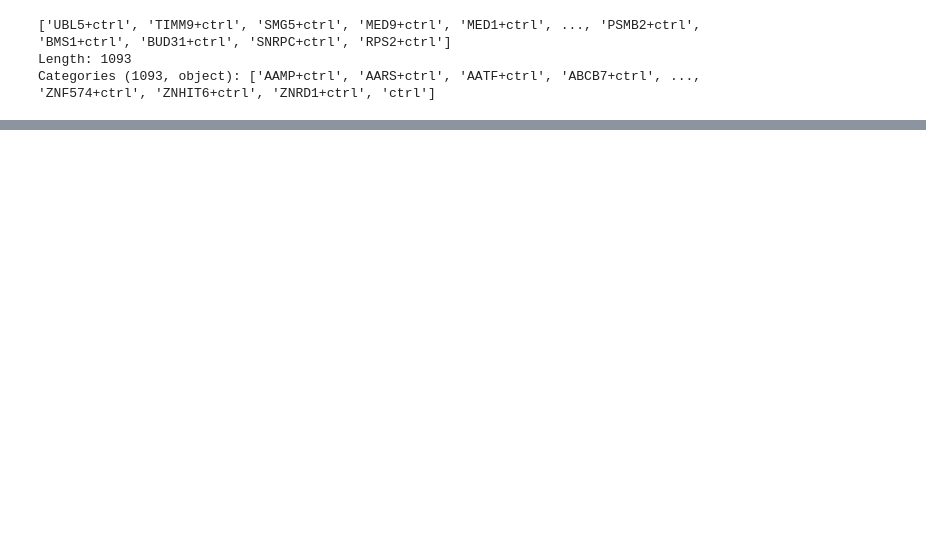
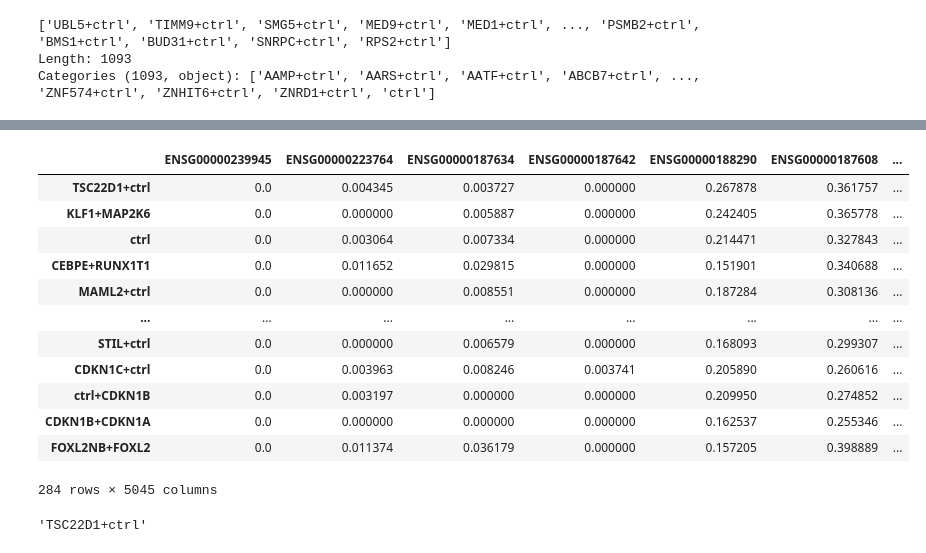
Before and after one commit to synthetic-tensors/caduceus, a Jupyter notebook: crispr_data_wrangling.ipynb, the cells around one changed output, grey strips where cells are left out. Cells and saved outputs as stored; diff of their text form; code cells hidden in the pictures; blank space fills up the shorter version.

```diff
--- a/crispr_data_wrangling.ipynb
+++ b/crispr_data_wrangling.ipynb
@@ -1180,5 +1196,10 @@ plt.legend(loc='lower right')
 import anndata as ad
 #gears_rep = ad.read_h5ad('./data/gears/replogle_k562_essential/perturb_processed.h5ad')
 gears_rep = ad.read_h5ad('./data/gears/norman/perturb_processed.h5ad')
+# %%
+orid = []
+for x in gears_rep.obs.condition.tolist():
+    orid+=x.split('+')
+orid=set(orid)
 # %%
 import pandas as pd
@@ -1220,8 +1245,15 @@ gears_rep.index = gears_rep.obs.condition
 # %%
 data = {}
 for cond in gears_rep.obs.condition.unique():
-    data[cond.split('+')[0]]=gears_rep[gears_rep.obs.condition==cond].to_df().mean(axis=0)
+    #data[cond.split('+')[0]]=gears_rep[gears_rep.obs.condition==cond].to_df().mean(axis=0) #Replogle
+    data[cond]=gears_rep[gears_rep.obs.condition==cond].to_df().mean(axis=0)
 # %%
 df_gears = pd.DataFrame.from_dict(data,orient='index') #.to_csv('replogle_gears_average.csv')
 # %%
-gears_df
+unmap = {'C19orf26':'CBARP',
+         'C3orf72':'FOXL2NB',
+         'ELMSAN1':'MIDEAS',
+         #'RHOXF2BB':'RHOXF2B',
+         'KIAA1804':'MAP3K21'}
+df_gears.index = df_gears.index.map(lambda x:
+                                    x.replace('C19orf26','CBARP').replace('C3orf72','FOXL2NB').replace('ELMSAN1','MIDEAS').replace('RHOXF2BB','RHOXF2B').replace('KIAA1804','MAP3K21'))
@@ -1260,3 +1260,19 @@ gears_rep.var
+# %%
+df_gears
+# %% [output]
+|  | ENSG00000239945 | ENSG00000223764 | ENSG00000187634 | ENSG00000187642 | ENSG00000188290 | ENSG00000187608 | ... |
+| TSC22D1+ctrl | 0.0 | 0.004345 | 0.003727 | 0.000000 | 0.267878 | 0.361757 | ... |
+| KLF1+MAP2K6 | 0.0 | 0.000000 | 0.005887 | 0.000000 | 0.242405 | 0.365778 | ... |
+| ctrl | 0.0 | 0.003064 | 0.007334 | 0.000000 | 0.214471 | 0.327843 | ... |
+| CEBPE+RUNX1T1 | 0.0 | 0.011652 | 0.029815 | 0.000000 | 0.151901 | 0.340688 | ... |
+| MAML2+ctrl | 0.0 | 0.000000 | 0.008551 | 0.000000 | 0.187284 | 0.308136 | ... |
+| ... | ... | ... | ... | ... | ... | ... | ... |
+| STIL+ctrl | 0.0 | 0.000000 | 0.006579 | 0.000000 | 0.168093 | 0.299307 | ... |
+| CDKN1C+ctrl | 0.0 | 0.003963 | 0.008246 | 0.003741 | 0.205890 | 0.260616 | ... |
+| ctrl+CDKN1B | 0.0 | 0.003197 | 0.000000 | 0.000000 | 0.209950 | 0.274852 | ... |
+| CDKN1B+CDKN1A | 0.0 | 0.000000 | 0.000000 | 0.000000 | 0.162537 | 0.255346 | ... |
+| FOXL2NB+FOXL2 | 0.0 | 0.011374 | 0.036179 | 0.000000 | 0.157205 | 0.398889 | ... |
+284 rows × 5045 columns
 # %%
 adata = ad.AnnData( df_gears, df_gears.index.to_frame(), df_gears.columns.to_frame())
 adata.obs.rename(columns={0:'gene'}, inplace=True)
@@ -1264 +1303,5 @@ adata.var.rename(columns={0:'gene'}, inplace=True)
+# %%
+adata['ENSG00000102804+ctrl'].obs.gene.item()
+# %% [output]
+'TSC22D1+ctrl'
 # %%
```
Also changed, not shown: parts of 31 cells of this notebook.
